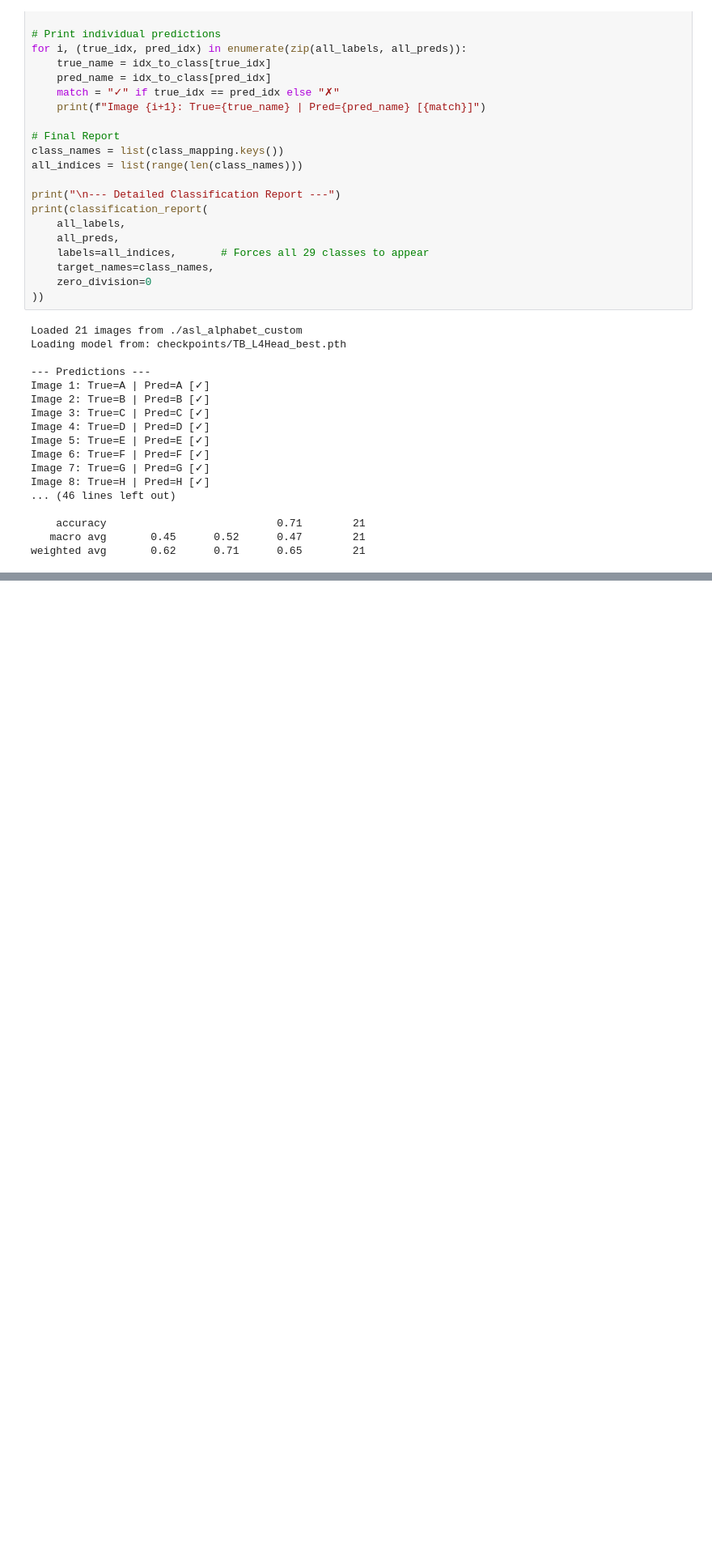
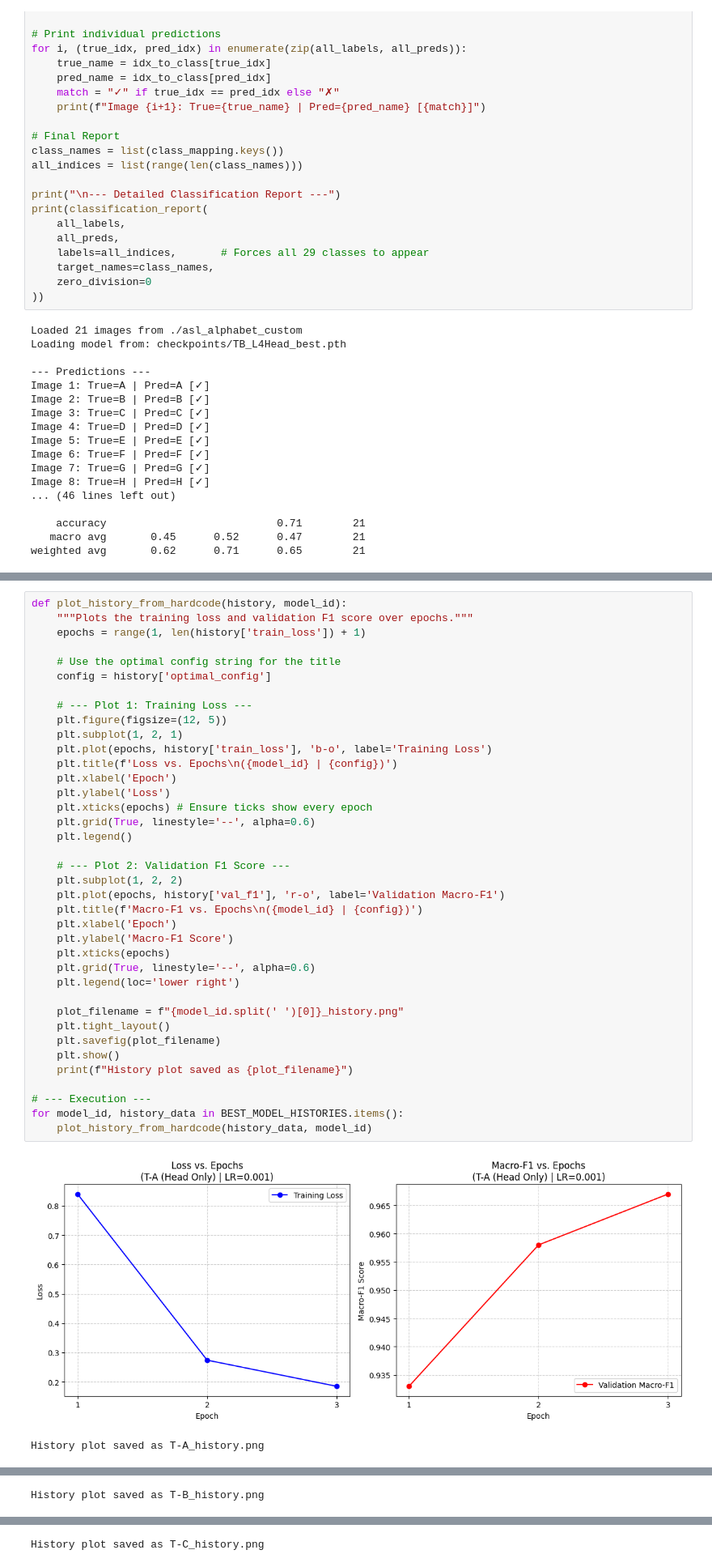
Before and after one commit to TejasTadikonda04/sign-language-recognition, a Jupyter notebook: static_asl_recognition.ipynb, the cells around one changed output, grey strips where cells are left out. Shown at 81% size. Saved outputs shown, nothing was run; the diff lists cells and outputs as text; blank space fills up the shorter version.

Commit message:
Updated main
Added training loss/f1 curves

```diff
--- a/static_asl_recognition.ipynb
+++ b/static_asl_recognition.ipynb
@@ -832,0 +865,41 @@ weighted avg       0.62      0.71      0.65        21
+# %%
+def plot_history_from_hardcode(history, model_id):
+    """Plots the training loss and validation F1 score over epochs."""
+    epochs = range(1, len(history['train_loss']) + 1)
+
+    # Use the optimal config string for the title
+    config = history['optimal_config']
+
+    # --- Plot 1: Training Loss ---
+    plt.figure(figsize=(12, 5))
+    plt.subplot(1, 2, 1)
+    plt.plot(epochs, history['train_loss'], 'b-o', label='Training Loss')
+    plt.title(f'Loss vs. Epochs\n({model_id} | {config})')
+    plt.xlabel('Epoch')
+    plt.ylabel('Loss')
+    plt.xticks(epochs) # Ensure ticks show every epoch
+    plt.grid(True, linestyle='--', alpha=0.6)
+    plt.legend()
+
+    # --- Plot 2: Validation F1 Score ---
+    plt.subplot(1, 2, 2)
+    plt.plot(epochs, history['val_f1'], 'r-o', label='Validation Macro-F1')
+    plt.title(f'Macro-F1 vs. Epochs\n({model_id} | {config})')
+    plt.xlabel('Epoch')
+    plt.ylabel('Macro-F1 Score')
+    plt.xticks(epochs)
+    plt.grid(True, linestyle='--', alpha=0.6)
+    plt.legend(loc='lower right')
+
+    plot_filename = f"{model_id.split(' ')[0]}_history.png"
+    plt.tight_layout()
+    plt.savefig(plot_filename)
+    plt.show()
+    print(f"History plot saved as {plot_filename}")
+
+# --- Execution ---
+for model_id, history_data in BEST_MODEL_HISTORIES.items():
+    plot_history_from_hardcode(history_data, model_id)
+# %% [output]
+[figure, added]
+History plot saved as T-A_history.png
@@ -832,0 +907 @@ weighted avg       0.62      0.71      0.65        21
+History plot saved as T-B_history.png
@@ -832,0 +909 @@ weighted avg       0.62      0.71      0.65        21
+History plot saved as T-C_history.png
```
Also changed, not shown: parts of 3 cells of this notebook.
